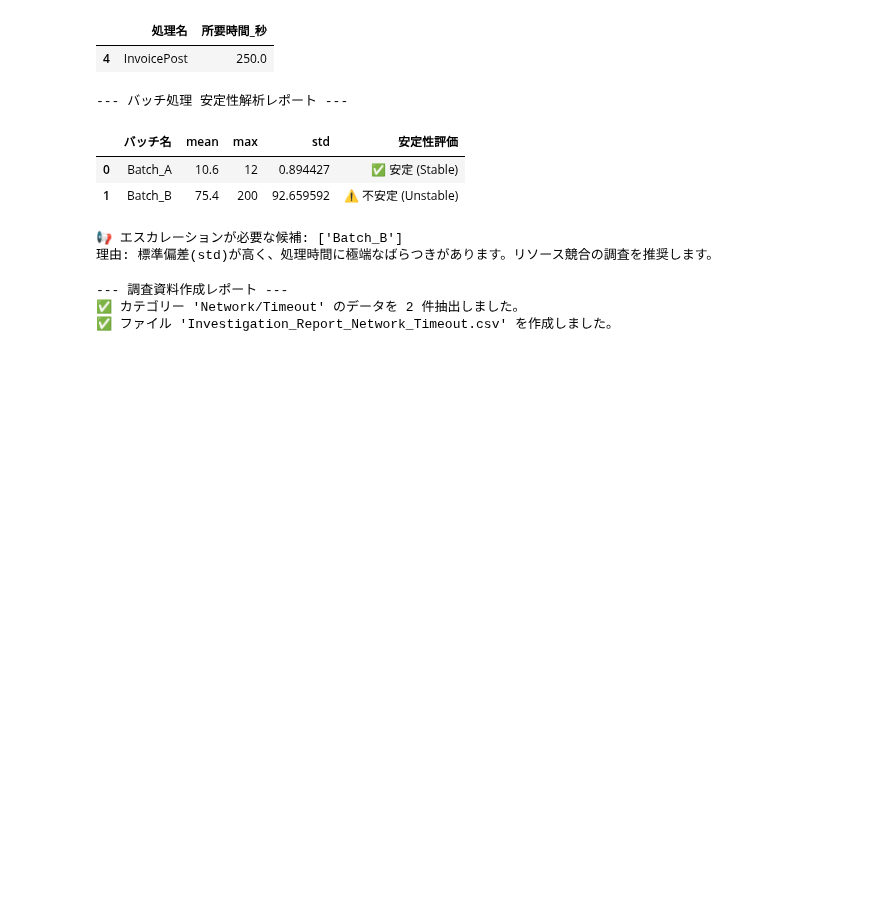
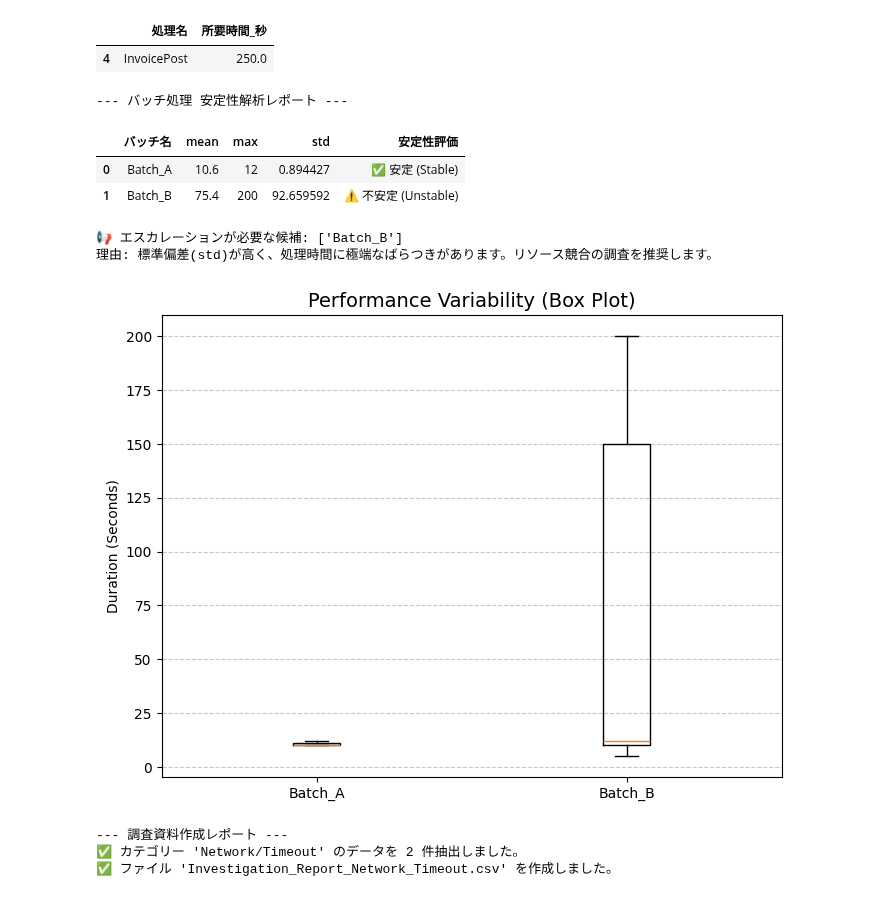
Before and after one commit to Koji-Accounting-Tech/D365-Finance-Data-Validator, a Jupyter notebook: D365_Data_Processing.ipynb, the cells around one changed output. Cells and saved outputs as stored; diff of their text form; code cells hidden in the pictures; blank space fills up the shorter version.

```diff
--- a/D365_Data_Processing.ipynb
+++ b/D365_Data_Processing.ipynb
@@ -489,6 +489,27 @@ if len(unstable_batches) > 0:
 | 1 | Batch_B | 75.4 | 200 | 92.659592 | ⚠️ 不安定 (Unstable) |
 📢 エスカレーションが必要な候補: ['Batch_B']
 理由: 標準偏差(std)が高く、処理時間に極端なばらつきがあります。リソース競合の調査を推奨します。
+# %%
+import matplotlib.pyplot as plt
+
+# 1. グラフの作成
+plt.figure(figsize=(8, 6))
+
+# boxplot関数に、バッチごとのデータを渡します
+# バッチAのデータとバッチBのデータを分けてリスト化します
+data_a = df_perf[df_perf['バッチ名'] == 'Batch_A']['所要時間_秒']
+data_b = df_perf[df_perf['バッチ名'] == 'Batch_B']['所要時間_秒']
+
+plt.boxplot([data_a, data_b], labels=['Batch_A', 'Batch_B'])
+
+# 2. ラベルとタイトルの設定
+plt.title('Performance Variability (Box Plot)', fontsize=14)
+plt.ylabel('Duration (Seconds)')
+plt.grid(axis='y', linestyle='--', alpha=0.7)
+
+plt.show()
+# %% [output]
+[figure, added]
 # %%
 import pandas as pd
 from google.colab import files
```
